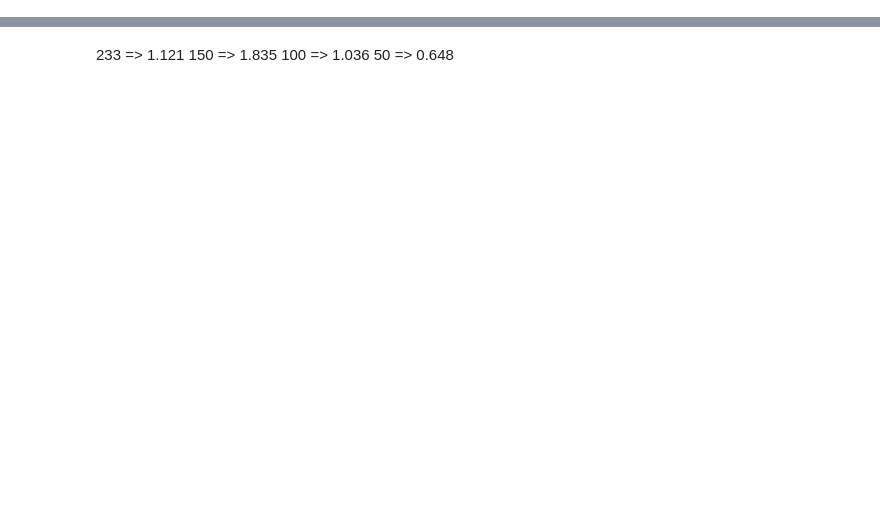
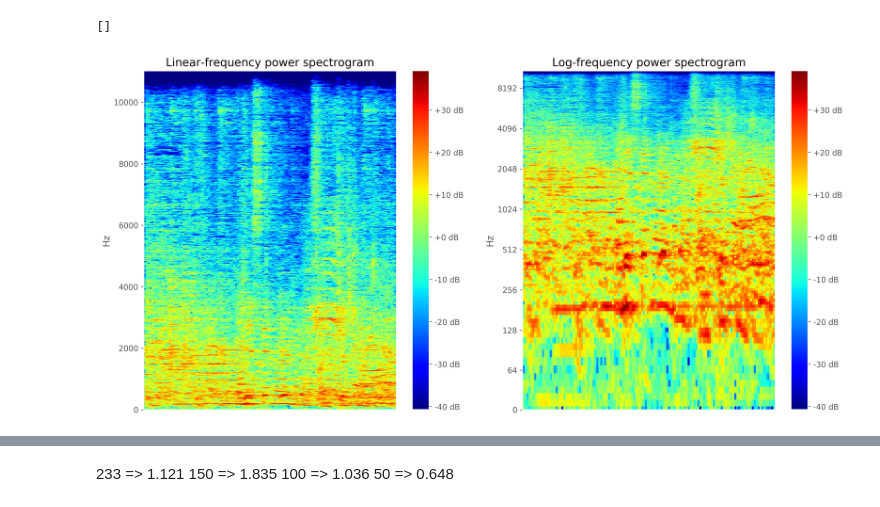
Before and after one commit to mjenrungrot/DinTaiFung, a Jupyter notebook: demo.ipynb, the cells around one changed output, grey strips where cells are left out. Drawn from its saved outputs; the diff is of its cells as text; code cells hidden in the pictures; blank space fills up the shorter version.

```diff
--- a/demo.ipynb
+++ b/demo.ipynb
@@ -51,11 +72,9 @@ model = Demucs(sources=2, n_audio_channels=2)
 # %%
-# model.load_state_dict(torch.load('checkpoints/mics8_radius3_demucs_nospatial_47.pt'))
-# model.load_state_dict(torch.load('checkpoints/mics8_radius3_demucs_nospatial_10.pt').module.state_dict())
-# model.load_state_dict(torch.load('checkpoints/shifted_input_nchannels_169.pt'))
-# model.load_state_dict(torch.load('checkpoints/finetune_real_data_pyroom_12.pt'))
-model.load_state_dict(torch.load('checkpoints/vctk_real_recording_3200/vctk_real_recording_3200_2.pt'))
-#model.load_state_dict(torch.load('checkpoints/2_mics_varying_voice_angle_200.pt'))
-#model.load_state_dict(torch.load('checkpoints/finetune_real_data_vivek_only_4.pt'))
+model.load_state_dict(torch.load('checkpoints/pyroom_synthetic_2voices_6mics_22050_augmentation/pyroom_synthetic_2voices_6mics_22050_augmentation_47.pt'))
+#model.load_state_dict(torch.load('checkpoints/vctk_real_recording_22050_mixed/vctk_real_recording_22050_mixed_2.pt'))
+#model.load_state_dict(torch.load('checkpoints/vctk_real_recording_3200_new_mics/vctk_real_recording_3200_new_mics_24.pt'))
+#model.load_state_dict(torch.load('checkpoints/pyroom_synthetic_3voices_22050/pyroom_synthetic_3voices_22050_22.pt'))
+# model.load_state_dict(torch.load('checkpoints/vctk_real_recording_22050_multiplevoices/vctk_real_recording_22050_multiplevoices_7.pt'))
 model.train = False
 model.to(device)
 # %% [output]
@@ -77,8 +96,12 @@ Demucs(
   (loc_prediction): Linear(in_features=4096, out_features=3, bias=True)
 )
 # %%
+np.random.seed(123)
 with torch.no_grad():
+    #for batch_idx, (type_name, (data, label_voice_signals)) in enumerate(test_loader):
     for batch_idx, (data, label_voice_signals) in enumerate(test_loader):
+        import pdb
+        pdb.set_trace()
         print(batch_idx)
         if batch_idx != 0: continue
 #         data = label_bg_signals[:,0,:,:]
@@ -91,7 +114,7 @@ with torch.no_grad():
         print("Ref mean {}, ref std {}".format(ref.mean(), ref.std()))
         # ref_mean = -0.00035191531060263515  # From synthetic dataset
         # ref_std = 0.044271234422922134
-        data_transformed = (data_transformed - ref.mean()) / ref.std()
+        data_transformed = (data_transformed - ref.mean()) / (ref.std())
 
         # Run through the model
         valid_length = model.valid_length(data_transformed.shape[-1])
@@ -125,2 +180,3 @@ idx 7 loss 0.01759861409664154
 # %%
+idx = 5
 inputs = data[idx,:,:].cpu().detach().numpy()
@@ -203,4 +211,21 @@ NameError: name 'output_bg_signals' is not defined
 # %%
 from librosa.core import stft, istft
 from librosa.display import specshow
+# %%
+y = inputs[0]
+# %%
+D = librosa.amplitude_to_db(np.abs(librosa.stft(y)), ref=1.0)
+plt.figure(figsize=(16, 8), dpi=300)
+plt.subplot(1, 2, 1)
+specshow(D, y_axis='linear', cmap=cm.jet)
+plt.colorbar(format='%+2.0f dB')
+plt.title('Linear-frequency power spectrogram')
+plt.subplot(1, 2, 2)
+specshow(D, y_axis='log', cmap=cm.jet)
+plt.colorbar(format='%+2.0f dB')
+plt.title('Log-frequency power spectrogram')
+plt.plot()
+# %% [output]
+[]
+[figure, added]
 # %%
```
Also changed, not shown: parts of 27 cells of this notebook, 7 other files.
